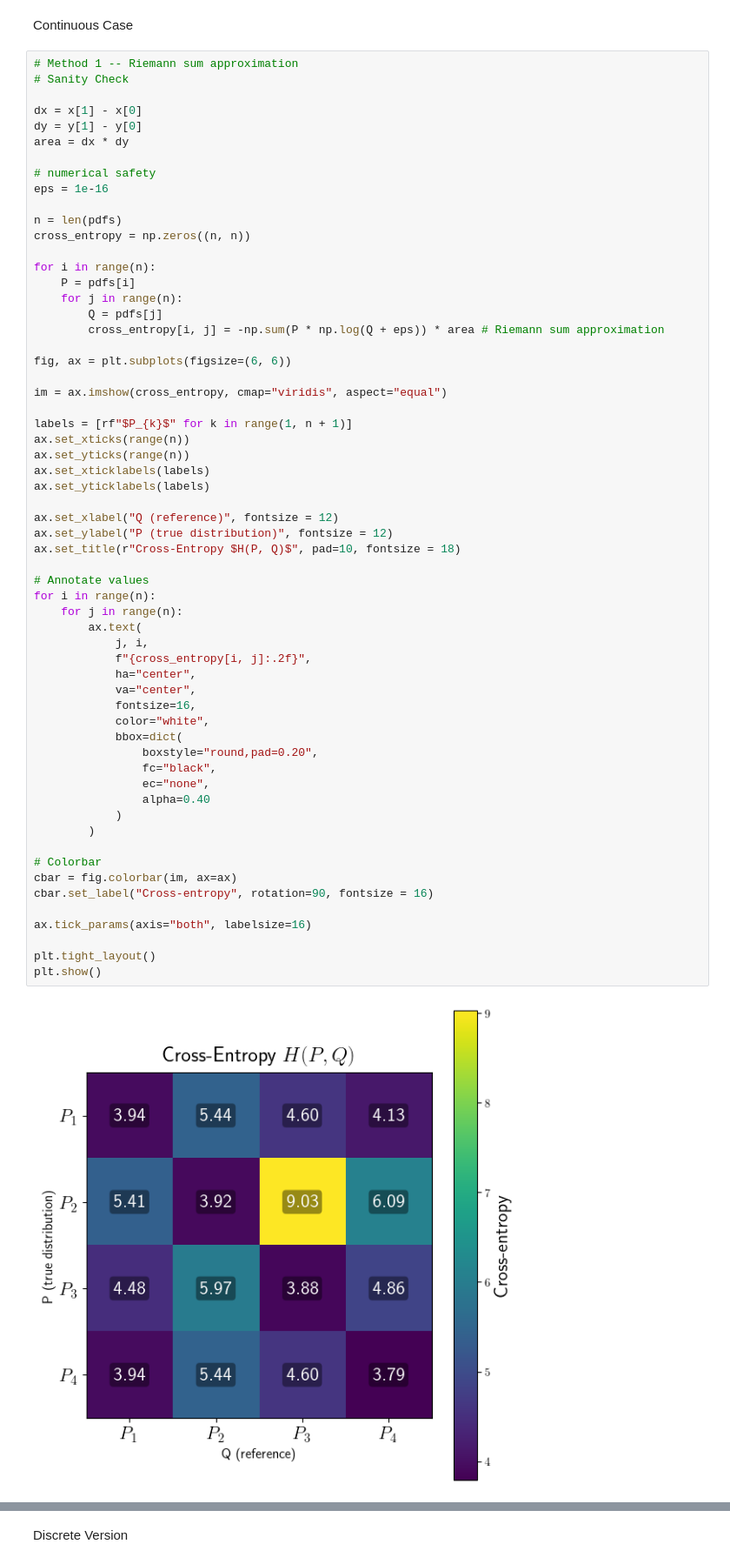
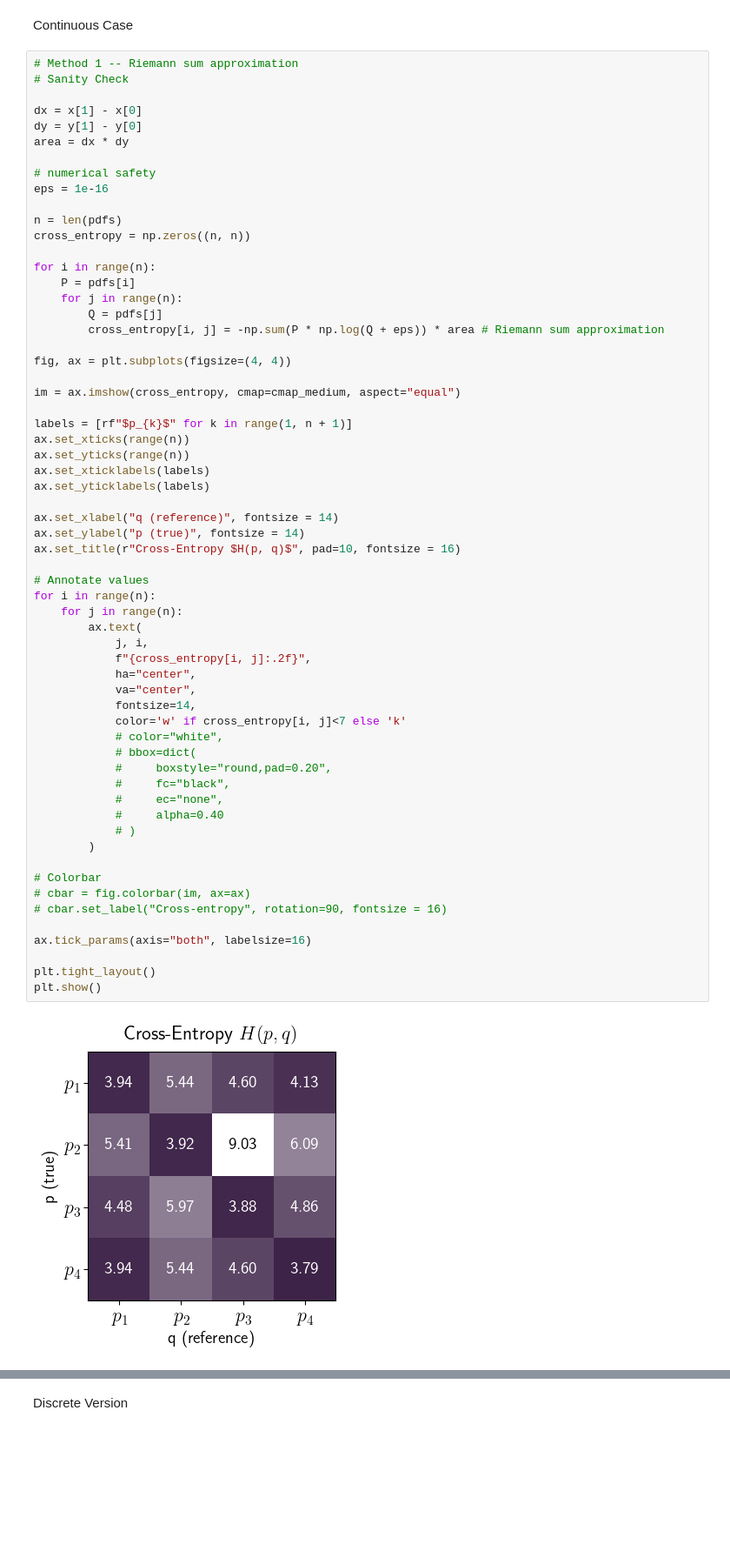
Before and after one commit to Rachel-0420/Cross-Entropy-Fast-Transient, a Jupyter notebook: HighD Normal Distribution.ipynb, the cells around one changed output, grey strips where cells are left out. Shown at 87% size. Drawn from its saved outputs; the diff is of its cells as text; blank space fills up the shorter version.

Commit message:
edited figures

```diff
--- a/HighD Normal Distribution.ipynb
+++ b/HighD Normal Distribution.ipynb
@@ -164,50 +202,51 @@ for i in range(n):
     P = pdfs[i]
     for j in range(n):
         Q = pdfs[j]
         cross_entropy[i, j] = -np.sum(P * np.log(Q + eps)) * area # Riemann sum approximation
 
-fig, ax = plt.subplots(figsize=(6, 6))
+fig, ax = plt.subplots(figsize=(4, 4))
 
-im = ax.imshow(cross_entropy, cmap="viridis", aspect="equal")
+im = ax.imshow(cross_entropy, cmap=cmap_medium, aspect="equal")
 
-labels = [rf"$P_{k}$" for k in range(1, n + 1)]
+labels = [rf"$p_{k}$" for k in range(1, n + 1)]
 ax.set_xticks(range(n))
 ax.set_yticks(range(n))
 ax.set_xticklabels(labels)
 ax.set_yticklabels(labels)
 
-ax.set_xlabel("Q (reference)", fontsize = 12)
-ax.set_ylabel("P (true distribution)", fontsize = 12)
-ax.set_title(r"Cross-Entropy $H(P, Q)$", pad=10, fontsize = 18)
+ax.set_xlabel("q (reference)", fontsize = 14)
+ax.set_ylabel("p (true)", fontsize = 14)
+ax.set_title(r"Cross-Entropy $H(p, q)$", pad=10, fontsize = 16)
 
 # Annotate values
 for i in range(n):
     for j in range(n):
         ax.text(
             j, i,
             f"{cross_entropy[i, j]:.2f}",
             ha="center",
             va="center",
-            fontsize=16,
-            color="white",
-            bbox=dict(
-                boxstyle="round,pad=0.20",
-                fc="black",
-                ec="none",
-                alpha=0.40
-            )
+            fontsize=14,
+            color='w' if cross_entropy[i, j]<7 else 'k'
+            # color="white",
+            # bbox=dict(
+            #     boxstyle="round,pad=0.20",
+            #     fc="black",
+            #     ec="none",
+            #     alpha=0.40
+            # )
         )
 
 # Colorbar
-cbar = fig.colorbar(im, ax=ax)
-cbar.set_label("Cross-entropy", rotation=90, fontsize = 16)
+# cbar = fig.colorbar(im, ax=ax)
+# cbar.set_label("Cross-entropy", rotation=90, fontsize = 16)
 
 ax.tick_params(axis="both", labelsize=16)
 
 plt.tight_layout()
 plt.show()
 # %% [output]
-[figure, old version]
+[figure, new version]
 # %%
 # Method 2, the method mentioned in paper Eq A3
 # Accruate calculation
```
Also changed, not shown: parts of 5 cells of this notebook, 1 other file.
